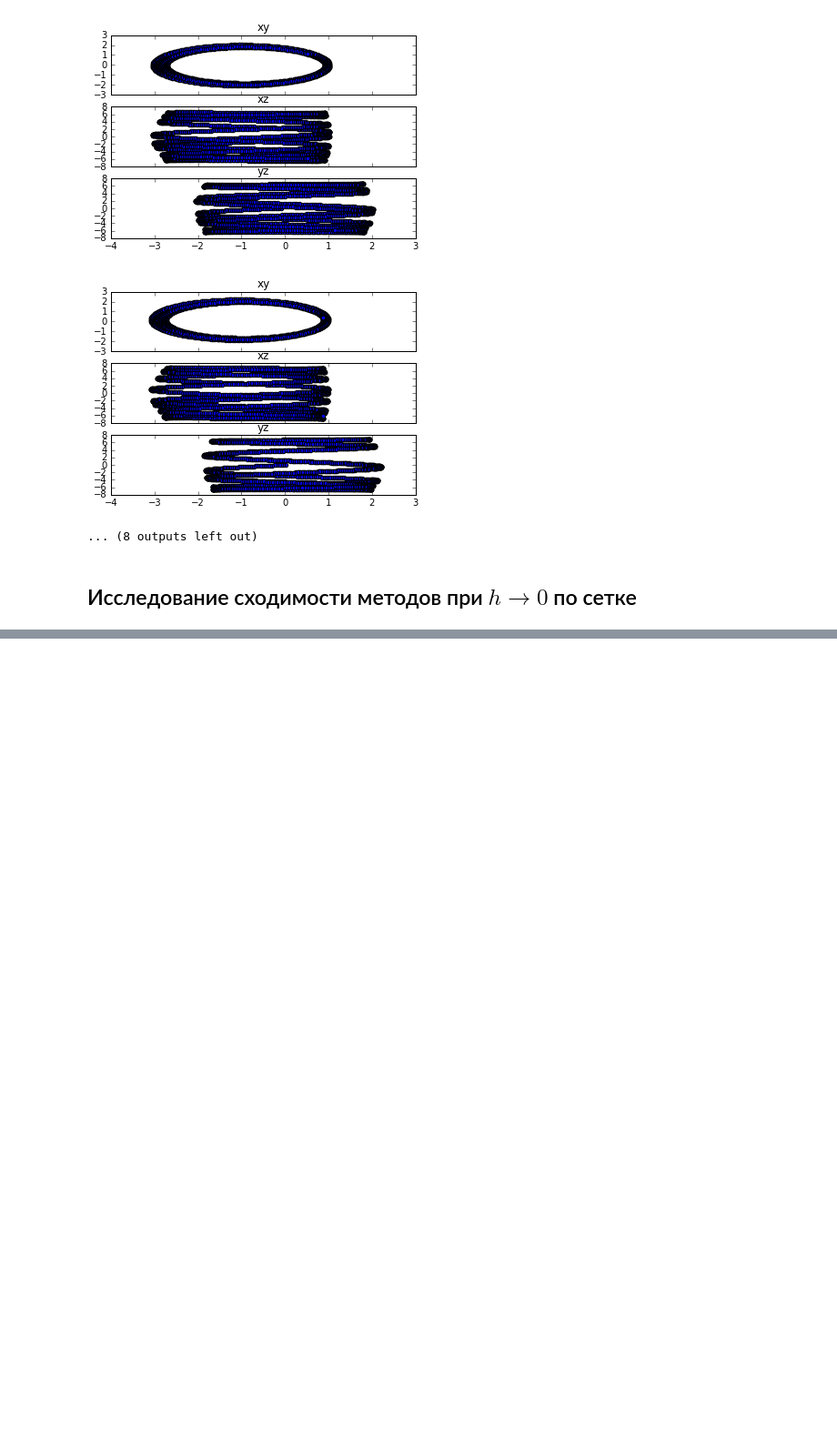
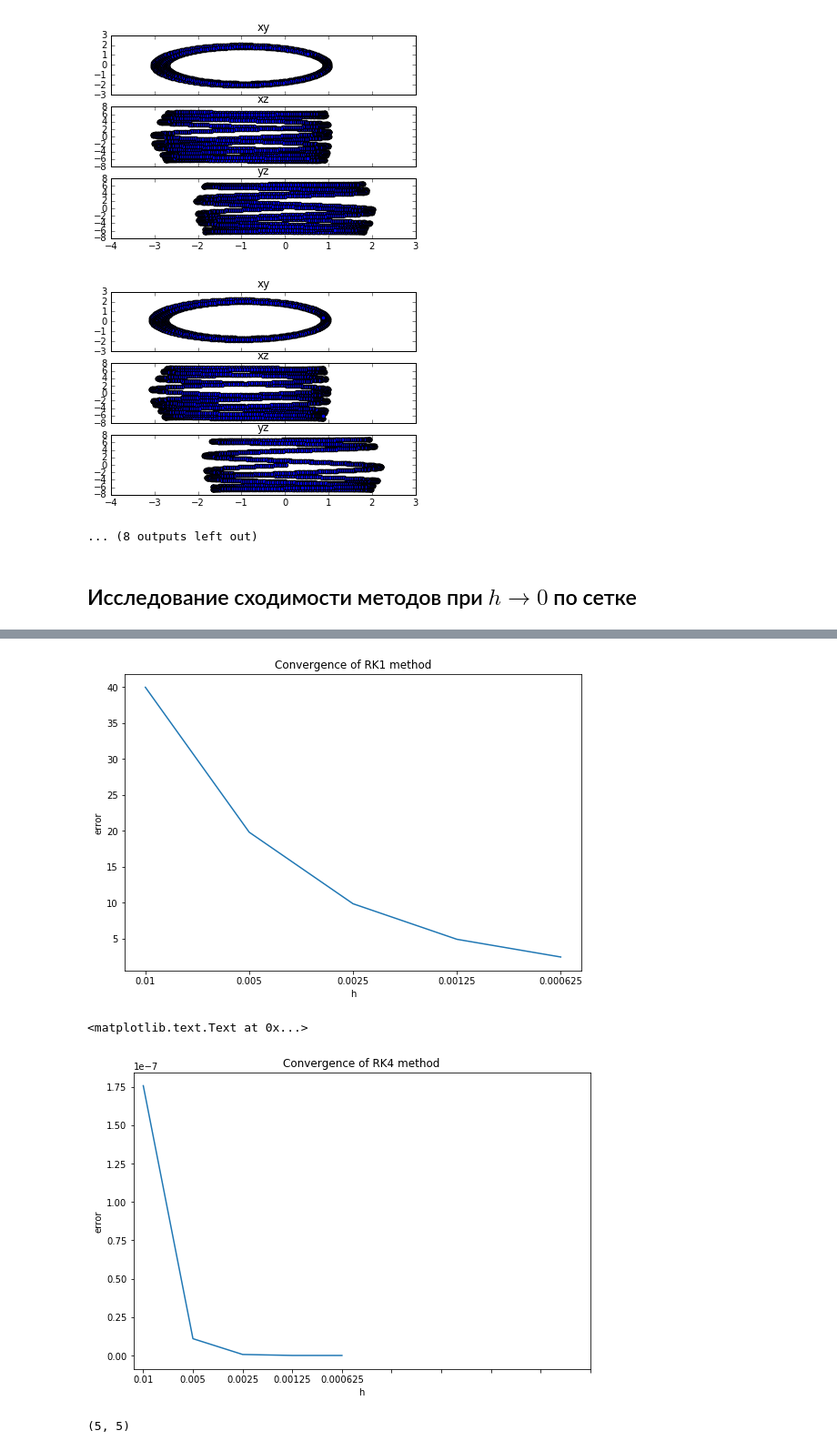
Before and after one commit to aksholokhov/mipt-compmath2016, a Jupyter notebook: Coursach.ipynb, the cells around one changed output, grey strips where cells are left out. Shown at 91% size. Cells and saved outputs as stored; diff of their text form; code cells hidden in the pictures; blank space fills up the shorter version.

```diff
--- a/Coursach.ipynb
+++ b/Coursach.ipynb
@@ -307,0 +394,22 @@ traectories_rk4 = [getParticleTraectory(rk4, N_iter, point, h) for point in part
+# %%
+plt.figure(figsize=(9, 6))
+plt.xlabel("h")
+plt.ylabel("error")
+plt.title("Convergence of RK1 method")
+plt.xticks(range(10), [h/(2**i) for i in range(5)])
+plt.plot(array(convergence_rk1))
+plt.show()
+plt.figure(figsize=(9, 6))
+plt.plot(array(convergence_rk4))
+plt.xticks(range(10), [h/(2**i) for i in range(5)])
+plt.xlabel("h")
+plt.ylabel("error")
+plt.title("Convergence of RK4 method")
+# %% [output]
+[figure, added]
+<matplotlib.text.Text at 0x...>
+[figure, added]
+# %%
+len(convergence_rk1), len(convergence_rk4)
+# %% [output]
+(5, 5)
```
Also changed, not shown: parts of 12 cells of this notebook.
